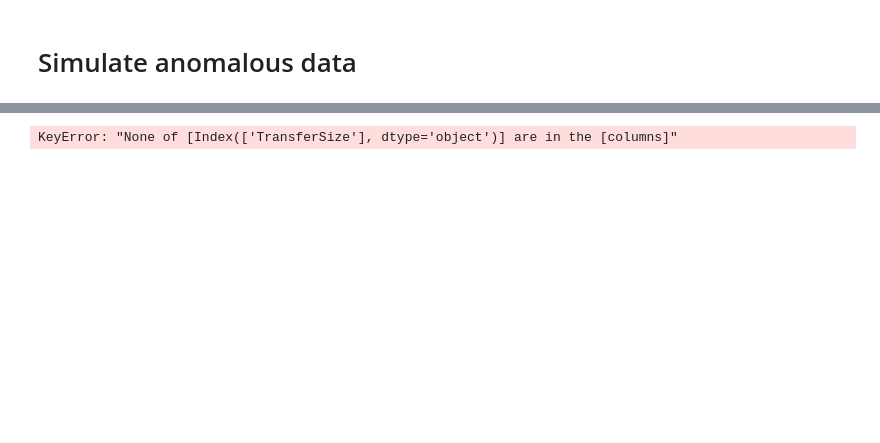
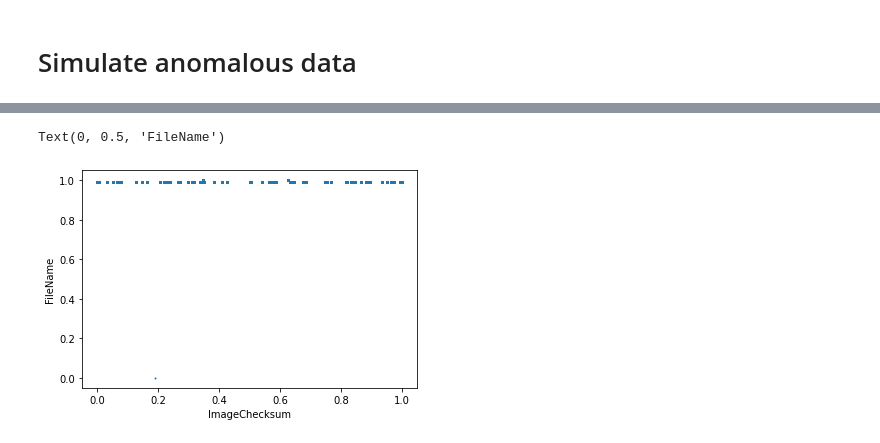
Before and after one commit to jt0dd/windows-baseline, a Jupyter notebook: analyze.ipynb, the cells around one changed output, grey strips where cells are left out. Saved outputs shown, nothing was run; the diff lists cells and outputs as text; code cells hidden in the pictures; blank space fills up the shorter version.

```diff
--- a/analyze.ipynb
+++ b/analyze.ipynb
@@ -327,14 +392,7 @@ Text(0, 0.5, 'FileName')
-# %%
-scaler = MinMaxScaler()
-
-scaler.fit(analysis_df[['TransferSize']])
-analysis_df['TransferSize'] = scaler.transform(analysis_df[['TransferSize']])
-
-scaler.fit(df[['FileName']])
-analysis_df['FileName'] = scaler.transform(analysis_df[['FileName']])
-
-plt.scatter(analysis_df.StackBase, analysis_df.FileName)
-plt.xlabel('TransferSize')
-plt.ylabel('FileName')
-# %% [output]
-KeyError: "None of [Index(['TransferSize'], dtype='object')] are in the [columns]"
+# %%
+plt.scatter(analysis_df.ImageChecksum_Data, analysis_df.FileName_Count_Data, s=1)
+plt.xlabel('ImageChecksum')
+plt.ylabel('FileName')
+# %% [output]
+Text(0, 0.5, 'FileName')
+[figure, added]
```
Also changed, not shown: parts of 27 cells of this notebook, 2 other files.
